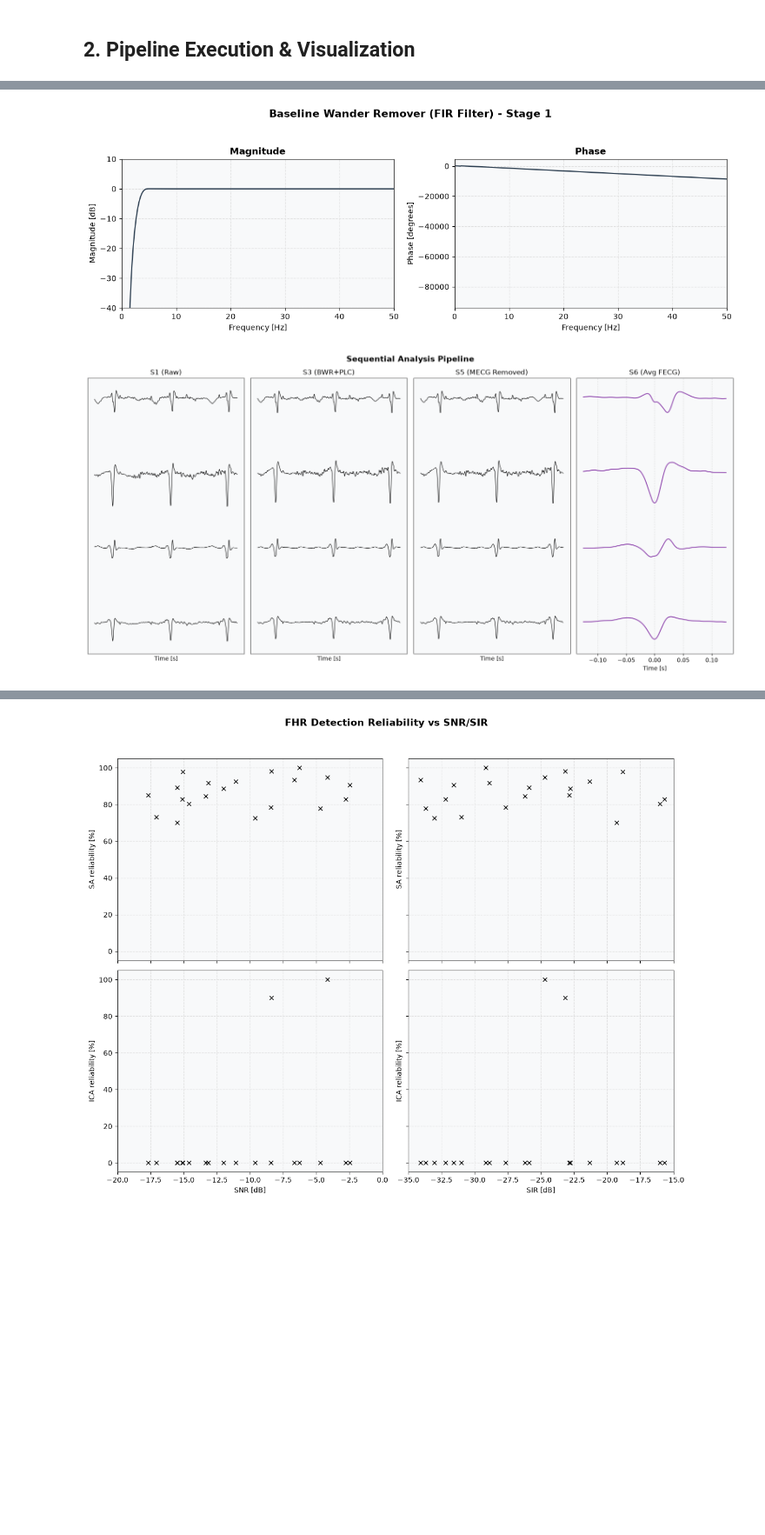
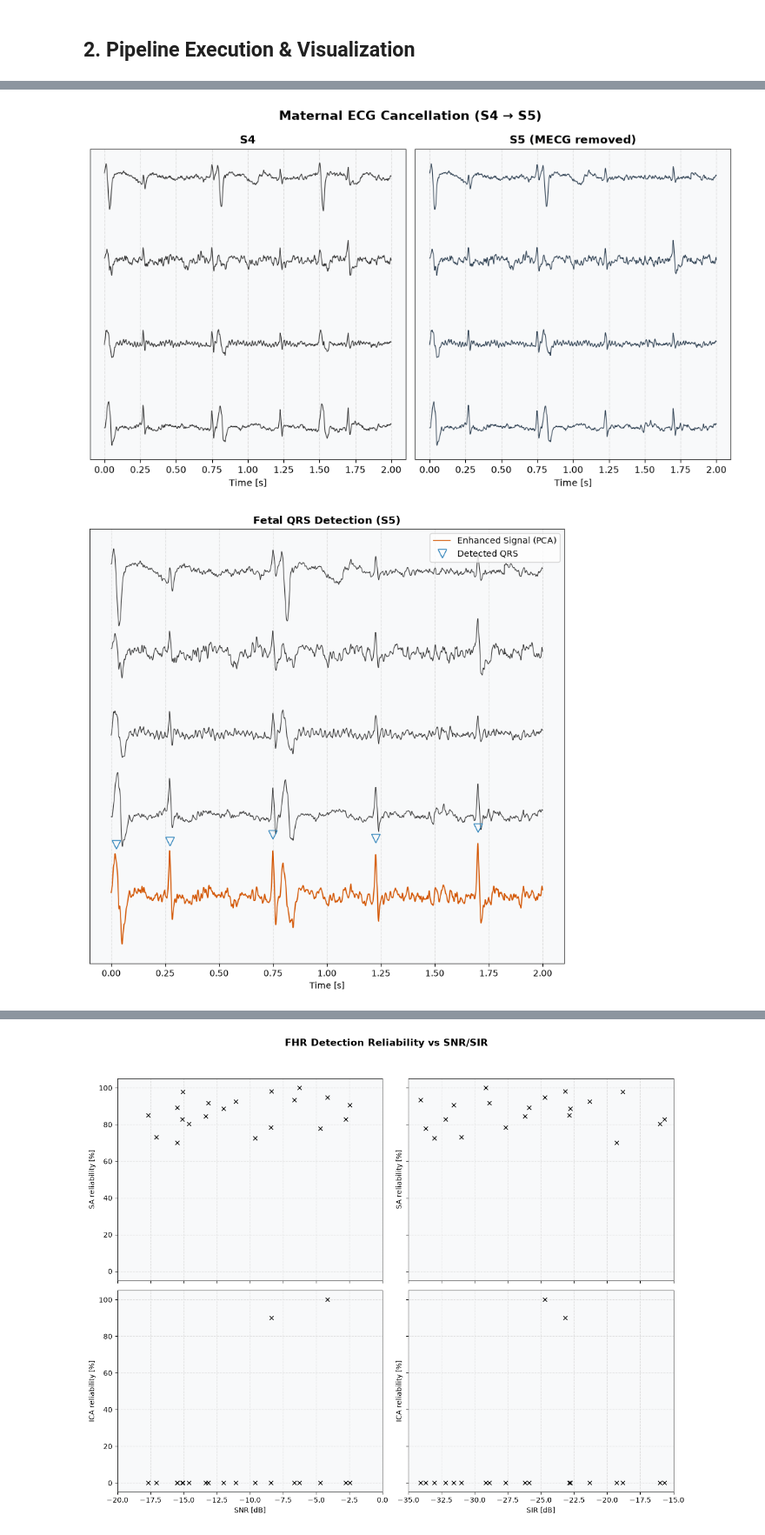
Before and after one commit to fedeceru/BSP_project, a Jupyter notebook: notebooks/main_analysis.ipynb, the cells around one changed output, grey strips where cells are left out. Shown at 87% size. Cells and saved outputs as stored; diff of their text form; code cells hidden in the pictures; blank space fills up the shorter version.

```diff
--- a/notebooks/main_analysis.ipynb
+++ b/notebooks/main_analysis.ipynb
@@ -53,7 +54,7 @@ for record_name in record_names:
 
     all_records_data[record_name] = {'signal': clean_signal, 'fs': fs_original}
 
-target_record = record_names[0]
+target_record = 'a22'
 raw_signal = all_records_data[target_record]['signal']
 fs_orig = all_records_data[target_record]['fs']
 # %% [output]
@@ -68,0 +88,12 @@ a18: 300 NaN samples found in channel(s) [1], interpolating.
+# %%
+# 2. Power-Line Interference Cancellation (S2 -> S3)
+plc = AdaptivePLICanceller(fs=fs_orig)
+
+s3_signal = np.zeros_like(s2_signal)
+for ch in range(s2_signal.shape[1]):
+    s3_signal[:, ch] = plc.apply(s2_signal[:, ch])
+
+# Combined effect of BWR + PLC (S1 -> S3)
+plot_before_after_comprehensive(t_orig, s1_signal[plot_offset_orig:plot_offset_orig+plot_samples_orig, :],
+                           s3_signal[plot_offset_orig:plot_offset_orig+plot_samples_orig, :], fs_orig,
+                           title="Baseline Wander Removal + Power-Line Interference Cancellation (S1 → S3)")
@@ -96,39 +126,47 @@ plot_qrs_detection(t_plot, s4_signal[:plot_samples, :], maternal_enhanced[:plot_
-# %%
-# Verify Stage 1 (Baseline Wander Remover) frequency response
-plot_filter_transfer_function(bwr.taps, [1.0], fs_orig, title="Baseline Wander Remover (FIR Filter) - Stage 1")
-# %% [output]
-[figure, removed]
 # %%
-# 4. Maternal ECG Cancellation (S5)
+# 5. Maternal ECG Cancellation (S4 -> S5)
 s5_signal = np.zeros_like(s4_signal)
 for ch in range(s4_signal.shape[1]):
     s5_signal[:, ch] = mecg_canc.subtract_mecg_least_squares(s4_signal[:, ch], maternal_peaks)
 
-# 5. Fetal QRS Detection and FECG Extraction (S6)
+plot_samples_2s = int(fs_target * 2.0) # 2 seconds
+t_2s = np.arange(plot_samples_2s) / fs_target
+
+plot_before_after(t_2s, s4_signal[plot_offset_target:plot_offset_target+plot_samples_2s, :],
+                   s5_signal[plot_offset_target:plot_offset_target+plot_samples_2s, :],
+                   title="Maternal ECG Cancellation (S4 → S5)",
+                   before_label="S4", after_label="S5 (MECG removed)")
+
+# 6. Fetal QRS Detection and FECG Extraction (S6)
 fecg_ext = FECGExtractor(fs=fs_target)
 
 # Deriving the fetal enhanced signal using PCA and detecting fetal QRS complexes
 fetal_enhanced = mecg_canc.extract_principal_component(s5_signal.T)
 fetal_peaks = fecg_ext.detect_fetal_qrs(fetal_enhanced)
 
-# 6. Synchronous averaging of fetal beats to obtain the average fetal beat morphology (S6)
+fetal_peaks_window = fetal_peaks[(fetal_peaks >= plot_offset_target) &
+                                  (fetal_peaks < plot_offset_target + plot_samples_2s)] - plot_offset_target
+
+plot_qrs_detection(t_2s, s5_signal[plot_offset_target:plot_offset_target+plot_samples_2s, :],
+                   fetal_enhanced[plot_offset_target:plot_offset_target+plot_samples_2s],
+                   fetal_peaks_window, title="Fetal QRS Detection (S5)")
+
+# 7. Synchronous averaging of fetal beats to obtain the average fetal beat morphology (S6)
 s6_avg_beat_list = []
 for ch in range(s5_signal.shape[1]):
     avg_beat = fecg_ext.synchronous_averaging(s5_signal[:, ch], fetal_peaks, window_size_sec=0.25)
     if avg_beat is None:
         avg_beat = np.zeros(int(0.25 * fs_target))
     s6_avg_beat_list.append(avg_beat)
 
 s6_avg_beat = np.array(s6_avg_beat_list).T # Shape: (n_samples, n_channels)
 
-plot_samples_2s = int(fs_target * 2.0)
-t_2s = np.arange(plot_samples_2s) / fs_target
-
 s1_resampled = resampler.upsample(raw_signal.T).T
 
-plot_pipeline_stages(t_2s, s1_resampled[:plot_samples_2s, :],
-                     s4_signal[:plot_samples_2s, :],
-                     s5_signal[:plot_samples_2s, :],
+plot_pipeline_stages(t_2s, s1_resampled[plot_offset_target:plot_offset_target+plot_samples_2s, :],
+                     s4_signal[plot_offset_target:plot_offset_target+plot_samples_2s, :],
+                     s5_signal[plot_offset_target:plot_offset_target+plot_samples_2s, :],
                      s6_avg_beat)
 # %% [output]
-[figure, old version]
+[figure, new version]
+[figure, added]
```
Also changed, not shown: parts of 8 cells of this notebook, 2 other files.
